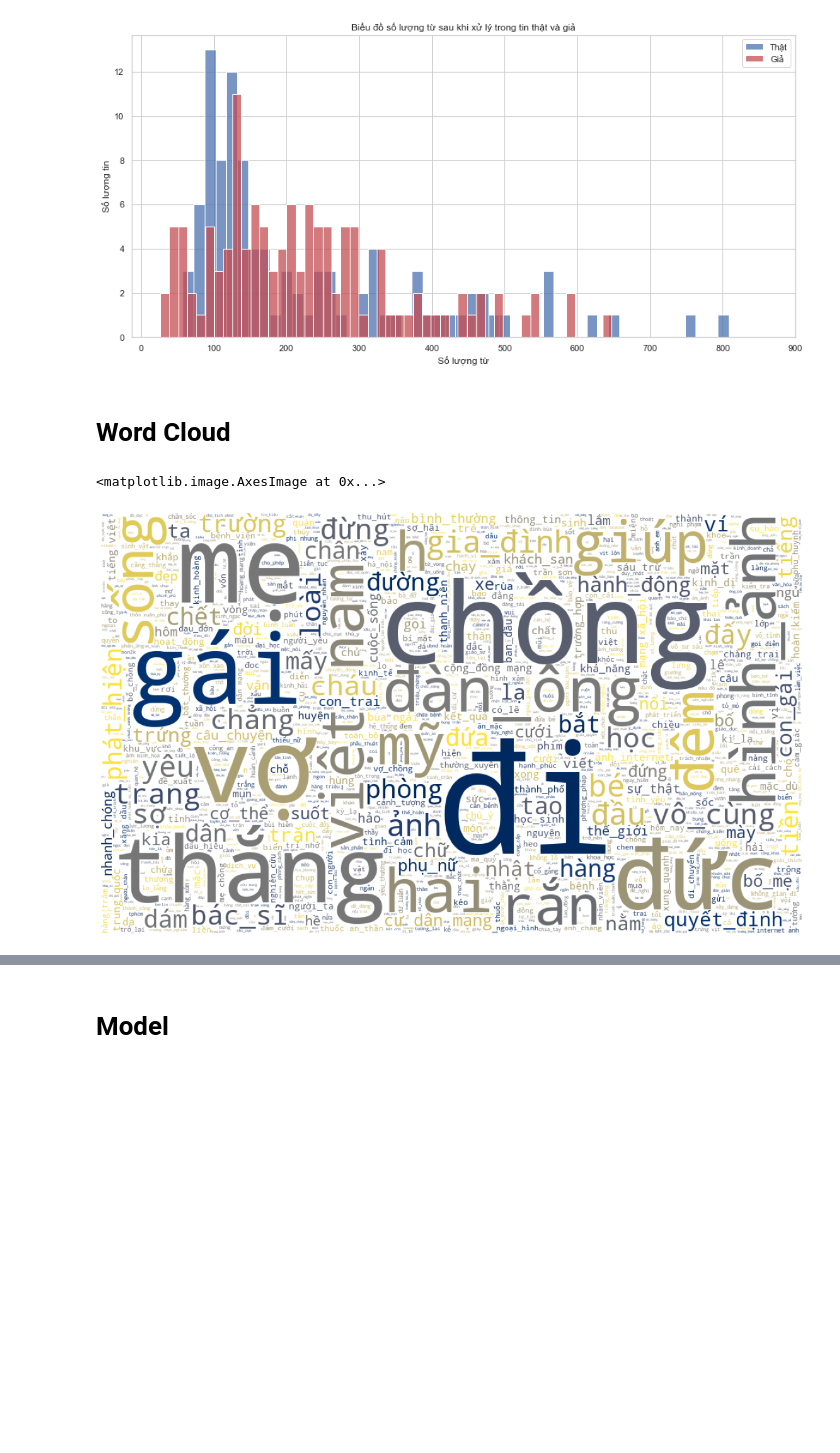
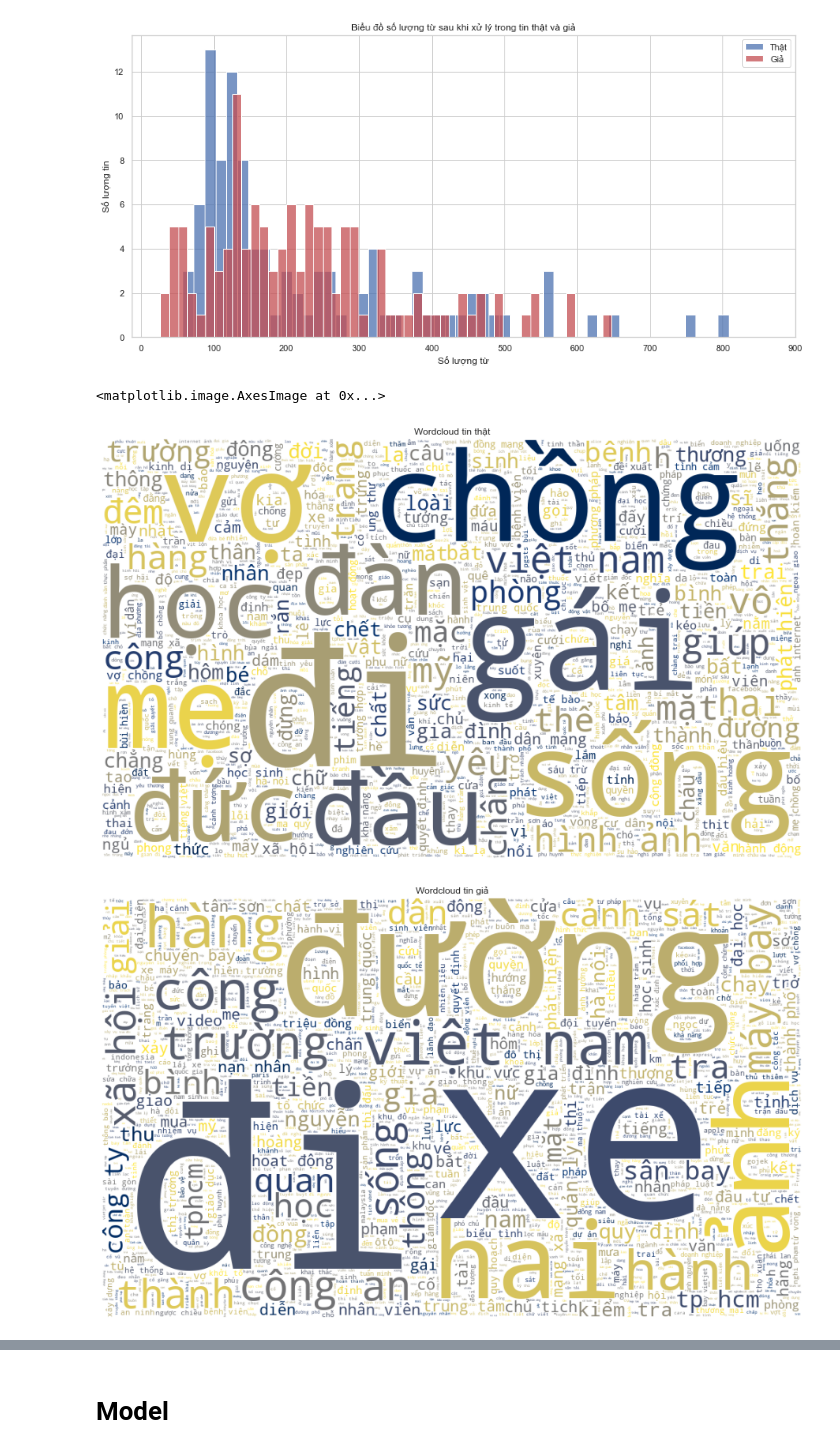
Before and after one commit to nhmt120/vietnamese-fake-news-detection, a Jupyter notebook: BD-final.ipynb, the cells around one changed output, grey strips where cells are left out. Drawn from its saved outputs; the diff is of its cells as text; code cells hidden in the pictures; blank space fills up the shorter version.

```diff
--- a/BD-final.ipynb
+++ b/BD-final.ipynb
@@ -177,7 +136,7 @@ import itertools
 import string
 # %%
 # get stopwords list
-f = open('data/vietnamese-stopwords-dash.txt', 'r', encoding="utf8")
+f = open('data/vietnamese-stopwords.txt', 'r', encoding="utf8")
 stopwords = f.read().split('\n')
 # %%
 print(stopwords[:50])
@@ -186,17 +145,17 @@ print(stopwords[:50])
 # %%
 # remove stopwords in news text
-def clean_stopwords(sent_list):
-    ''' sent_list: already tokenized sentence in list format
-    '''
-    clean_sent = []
-    for word in sent_list:
-        if word not in stopwords:
-            clean_sent.append(word.lower())
-    return clean_sent
+def clean_stopwords(text_list):
+  ''' sent_list: already tokenized text in list type
+  '''
+  clean_text = []
+  for word in text_list:
+    if word not in stopwords:
+      clean_text.append(word.lower())
+  return clean_text
 # %%
 def normalize(text):
   text = re.sub(r'[^\w\s]', '', text) # clean normal punctuation
   text = re.sub(r'_', '', text) # clean weird underscore in text (_like this)
   text = re.sub(r'http\w+', '', text) # clean url link text
-  text = word_tokenize(text.lower(), format='text').split() #tokenize, word segment
+  text = word_tokenize(text.lower()) #tokenize, word segment
   return clean_stopwords(text)
@@ -231,5 +180,3 @@ plt.title('Biểu đồ số lượng từ sau khi xử lý trong tin thật và
 # %% [output]
 Text(0.5, 1.0, 'Biểu đồ số lượng từ sau khi xử lý trong tin thật và giả')
 [figure]
-# %% [markdown]
-# Word Cloud
@@ -238,10 +183,25 @@ from wordcloud import WordCloud, ImageColorGenerator
 # %%
+from wordcloud import WordCloud, ImageColorGenerator
+
 # True news
 true_news_flatten = list(itertools.chain(*true_news))
-plt.figure(figsize = (20,20))
-wc = WordCloud(background_color='white', colormap='cividis_r', max_words = 2000, width = 1000, height = 600, stopwords = stopwords).generate(" ".join(true_news_flatten))
+
+plt.figure(figsize = (35, 35))
+wc1 = WordCloud(background_color='white', colormap='cividis_r', max_words = 2000, width = 1000, height = 600, stopwords = stopwords).generate(" ".join(true_news_flatten))
+plt.subplot(1, 2, 1)
+plt.title('Wordcloud tin thật')
 plt.axis("off")
-plt.imshow(wc)
+plt.imshow(wc1)
+
+# Fake news
+fake_news_flatten = list(itertools.chain(*fake_news))
+plt.figure(figsize = (35, 35))
+wc0 = WordCloud(background_color='white', colormap='cividis', max_words = 2000, width = 1000, height = 600, stopwords = stopwords).generate(" ".join(fake_news_flatten))
+plt.subplot(1, 2, 2)
+plt.title('Wordcloud tin giả')
+plt.axis("off")
+plt.imshow(wc0)
 # %% [output]
 <matplotlib.image.AxesImage at 0x...>
-[figure, old version]
+[figure, new version]
+[figure, added]
```
Also changed, not shown: parts of 69 cells of this notebook, 5 other files.
